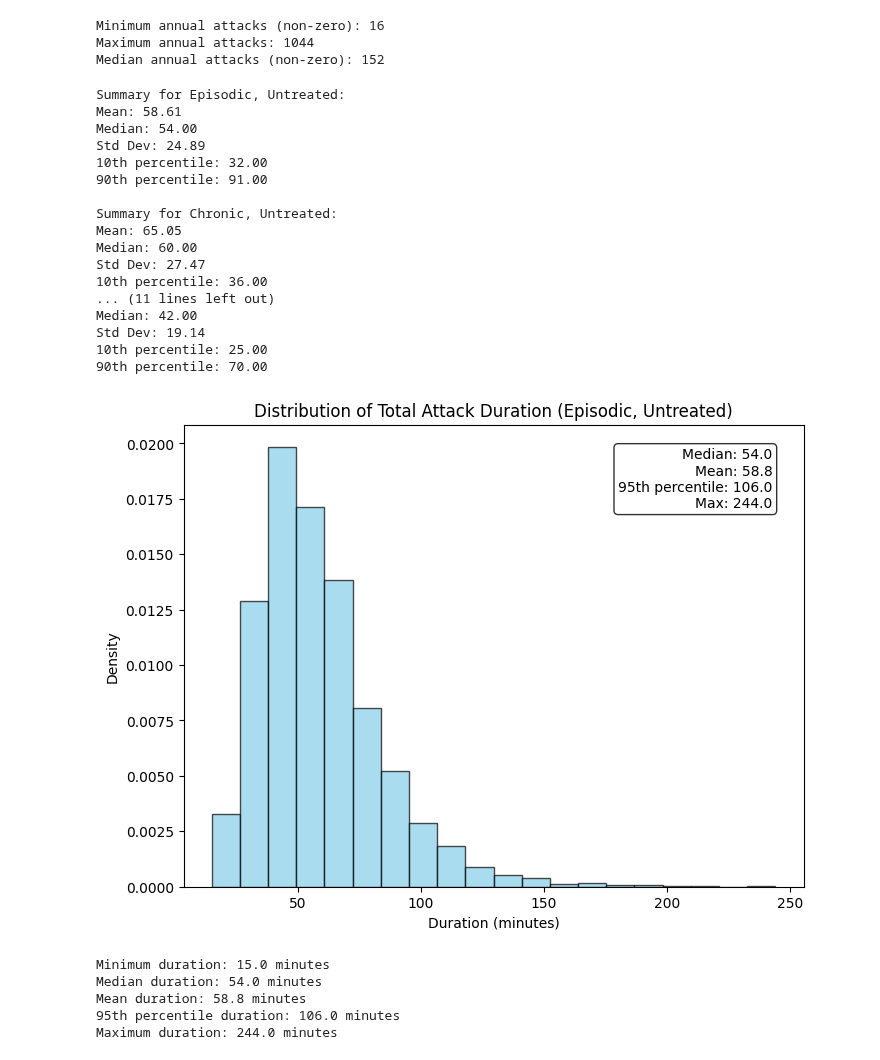
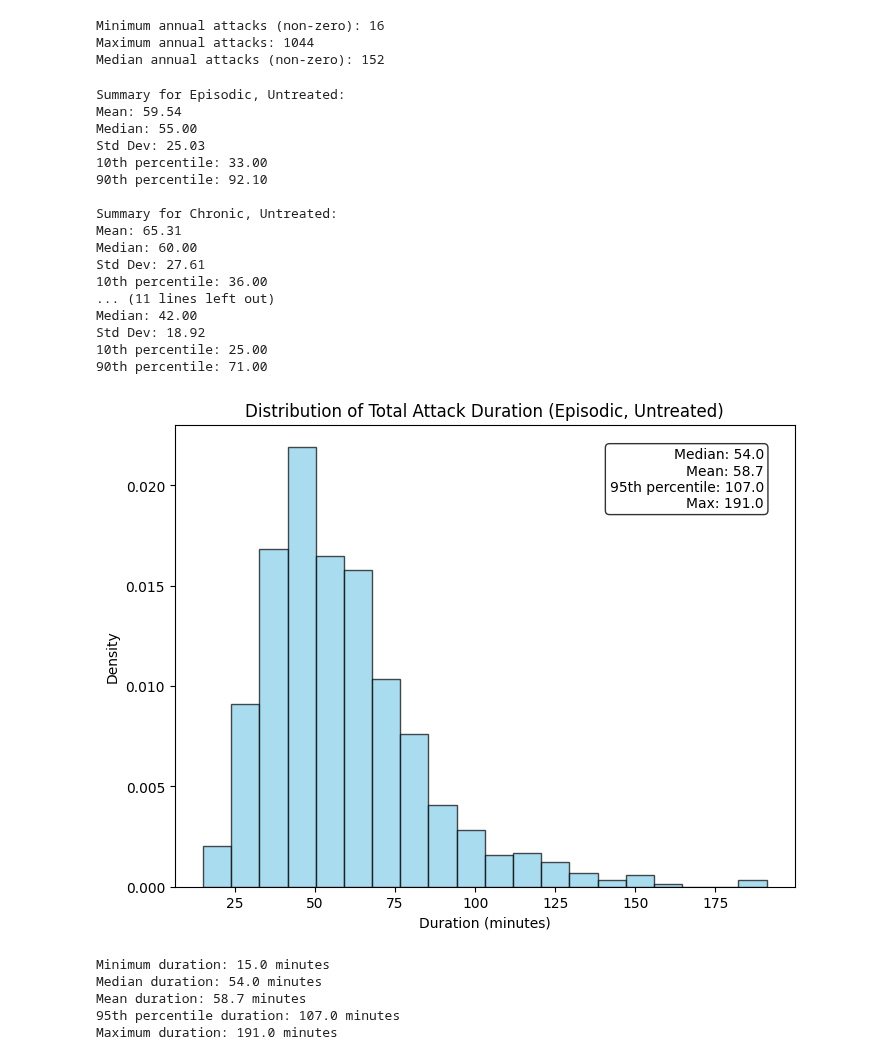
Before and after one commit to aph-research/cluster-headaches, a Jupyter notebook: Cluster headache full model.ipynb, the cells around one changed output. Cells and saved outputs as stored; diff of their text form; code cells hidden in the pictures.

```diff
--- a/Cluster headache full model.ipynb
+++ b/Cluster headache full model.ipynb
@@ -431,24 +449,30 @@ Minimum annual attacks (non-zero): 16
 Maximum annual attacks: 1044
 Median annual attacks (non-zero): 152
 # %%
-def generate_attack_duration(is_chronic=False, treated=False, mu=4.0, sigma=0.4):
+def generate_attack_duration(is_chronic=False, treated=False, mu=4.0, sigma=0.4, size=None):
+    if size is None:
+        size = 1
+
     # Adjust parameters based on chronic/episodic status
     if is_chronic:
         mu += 0.1  # Slightly longer attacks for chronic sufferers
 
-    duration = lognorm.rvs(s=sigma, scale=np.exp(mu))
+    # Generate an array of durations
+    durations = lognorm.rvs(s=sigma, scale=np.exp(mu), size=size)
 
     if treated:
-        #treatment_effect = np.random.normal(0.7, 0.05)  # Random effect centered at 0.7
-        treatment_effect = 0.7 # Constant 30% reduction for treated attacks
-        duration *= treatment_effect
+        treatment_effect = 0.7  # Constant 30% reduction for treated attacks
+        durations *= treatment_effect
 
-    duration = int(np.clip(duration, 15, 360))
-    return duration
+    # Clip durations between 15 and 360 minutes
+    durations = np.clip(durations, 15, 360)
+
+    # Round to nearest integer
+    return np.round(durations).astype(int)
 
 # Calculate and print summary statistics
 def print_summary_stats(is_chronic, treated, n=10000):
-    durations = [generate_attack_duration(is_chronic, treated) for _ in range(n)]
+    durations = generate_attack_duration(is_chronic=is_chronic, treated=treated, size=n)
     print(f"\nSummary for {'Chronic' if is_chronic else 'Episodic'}, {'Treated' if treated else 'Untreated'}:")
     print(f"Mean: {np.mean(durations):.2f}")
     print(f"Median: {np.median(durations):.2f}")
@@ -462,7 +486,7 @@ print_summary_stats(is_chronic=False, treated=True)
 print_summary_stats(is_chronic=True, treated=True)
 
 # Generate sample data
-samples = [generate_attack_duration(is_chronic=False, treated=False) for _ in range(10000)]
+samples = generate_attack_duration(is_chronic=False, treated=False, size=1000)
 
 # Create plot
 plt.figure(figsize=(8, 6))
@@ -471,46 +495,46 @@ plt.title('Distribution of Total Attack Duration (Episodic, Untreated)')
 plt.xlabel('Duration (minutes)')
 plt.ylabel('Density')
 
 # Add some statistics to the plot
 minimum_duration = np.min(samples)
 median_duration = np.median(samples)
 mean_duration = np.mean(samples)
 percentile_95 = np.percentile(samples, 95)
 max_duration = max(samples)
 
 stats_text = f'Median: {median_duration:.1f}\nMean: {mean_duration:.1f}\n95th percentile: {percentile_95:.1f}\nMax: {max_duration:.1f}'
 plt.text(0.95, 0.95, stats_text, transform=plt.gca().transAxes, verticalalignment='top', horizontalalignment='right', bbox=dict(boxstyle='round', facecolor='white', alpha=0.8))
 
 plt.show()
 
 # Print statistics
 print(f"Minimum duration: {minimum_duration:.1f} minutes")
 print(f"Median duration: {median_duration:.1f} minutes")
 print(f"Mean duration: {mean_duration:.1f} minutes")
 print(f"95th percentile duration: {percentile_95:.1f} minutes")
 print(f"Maximum duration: {max_duration:.1f} minutes")
 # %% [output]
 Summary for Episodic, Untreated:
-Mean: 58.61
-Median: 54.00
-Std Dev: 24.89
-10th percentile: 32.00
-90th percentile: 91.00
+Mean: 59.54
+Median: 55.00
+Std Dev: 25.03
+10th percentile: 33.00
+90th percentile: 92.10
 
 Summary for Chronic, Untreated:
-Mean: 65.05
+Mean: 65.31
 Median: 60.00
-Std Dev: 27.47
+Std Dev: 27.61
 10th percentile: 36.00
 ... (11 lines left out)
 Median: 42.00
-Std Dev: 19.14
+Std Dev: 18.92
 10th percentile: 25.00
-90th percentile: 70.00
+90th percentile: 71.00
-[figure, old version]
+[figure, new version]
 Minimum duration: 15.0 minutes
 Median duration: 54.0 minutes
-Mean duration: 58.8 minutes
-95th percentile duration: 106.0 minutes
-Maximum duration: 244.0 minutes
+Mean duration: 58.7 minutes
+95th percentile duration: 107.0 minutes
+Maximum duration: 191.0 minutes
 # %%
```
Also changed, not shown: parts of 5 cells of this notebook.
